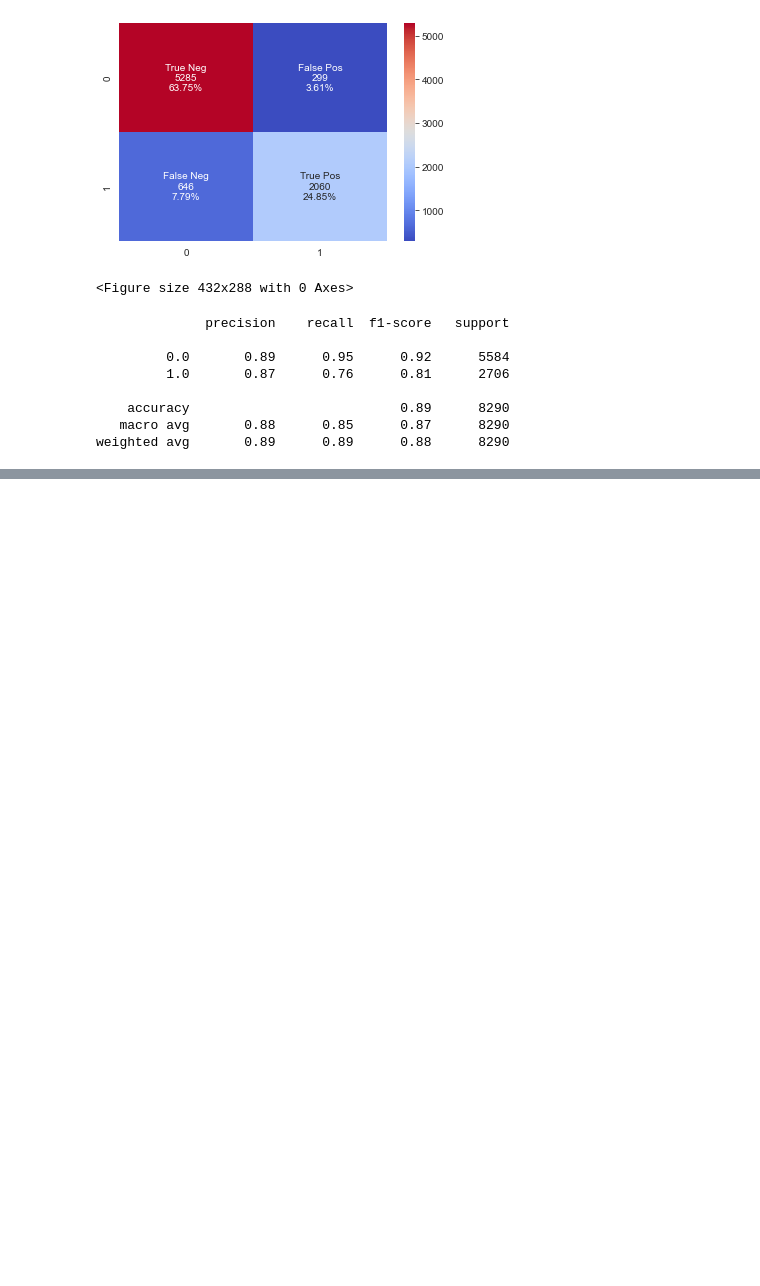
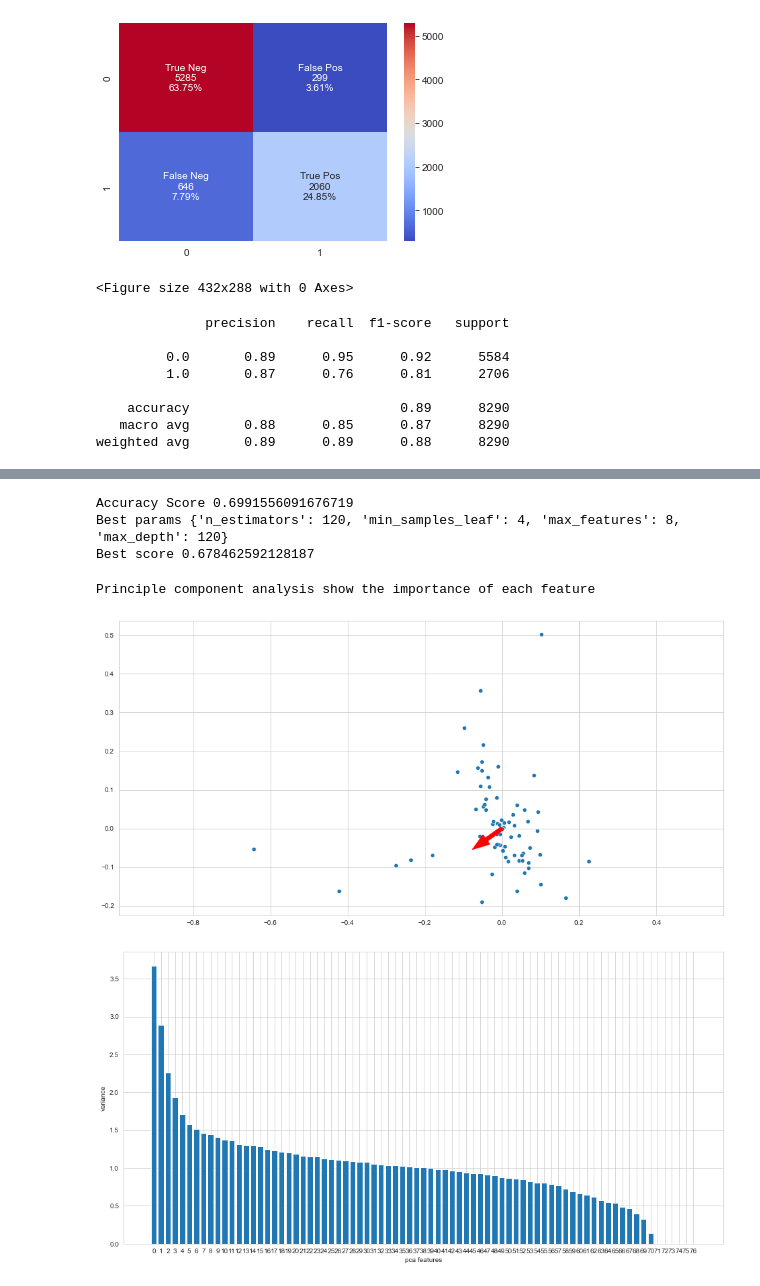
Before and after one commit to madrivers/Data_Bootcamp_Final_Project, a Jupyter notebook: gdp_pop_model/olympic_wb_gold.ipynb, the cells around one changed output, grey strips where cells are left out. Drawn from its saved outputs; the diff is of its cells as text; code cells hidden in the pictures; blank space fills up the shorter version.

Commit message:
new model results

```diff
--- a/gdp_pop_model/olympic_wb.ipynb
+++ b/gdp_pop_model/olympic_wb_gold.ipynb
@@ -111,7 +111,7 @@ Index(['Country Name', 'Country Code', '1960', '1961', '1962', '1963', '1964',
        '2019', '2020', 'Unnamed: 65'],
       dtype='object')
 # %%
-pop_df = pd.read_csv('population.csv', skiprows = 4)
+pop_df = pd.read_csv('../Resources/population.csv', skiprows = 4)
 # %%
 pop_df.head()
 # %% [output]
@@ -184,7 +184,7 @@ gdp_pop_df.head(100)
 | 99 | Croatia | HRV | 1960 | 4140181.0 | NaN |
 100 rows × 5 columns
 # %%
-hosts_df = pd.read_csv('hosts_cleaned.csv')
+hosts_df = pd.read_csv('../Resources/hosts_cleaned.csv')
 hosts_df.head()
 # %% [output]
 |  | game_slug | game_end_date | game_start_date | game_location | game_name | game_season | game_year |
@@ -215,7 +214,7 @@ Index(['game_slug', 'game_end_date', 'game_start_date', 'game_location',
        'country_3_letter_code'],
       dtype='object')
 # %%
-clean_olympics_results= olympics_results.drop(['game_slug', 'game_end_date', 'game_start_date','game_name',  'slug_game', 'event_title', 'participant_title',  'athlete_url','athlete_full_name', 'country_code'], 1)
+clean_olympics_results= olympics_results.drop(['game_slug', 'game_end_date', 'game_start_date','game_name',  'slug_game', 'event_title', 'country_code'], 1)
 clean_olympics_results.columns
 # %% [output]
 Index(['game_location', 'game_season', 'game_year', 'discipline_title',
@@ -660,0 +714,57 @@ weighted avg       0.89      0.89      0.88      8290
+# %%
+# RandomForest classifier
+parameter_grid={'n_estimators':[120],'max_depth':[120],'min_samples_leaf':
+[1,2,4],'max_features':[1,2,3,4,5,6,7,8]}
+
+number_models=4
+random_RandomForest_class=RandomizedSearchCV(
+estimator=pipeline['clf'],
+param_distributions=parameter_grid,
+n_iter=number_models,
+scoring='accuracy',
+n_jobs=2,
+cv=4,
+refit=True,
+return_train_score=True)
+
+random_RandomForest_class.fit(X_train,y_train.ravel())
+predictions=random_RandomForest_class.predict(X)
+
+print("Accuracy Score",accuracy_score(y,predictions));
+print("Best params",random_RandomForest_class.best_params_)
+print("Best score",random_RandomForest_class.best_score_)
+# %% [output]
+Accuracy Score 0.6991556091676719
+Best params {'n_estimators': 120, 'min_samples_leaf': 4, 'max_features': 8, 'max_depth': 120}
+Best score 0.678462592128187
+# %%
+print('Principle component analysis show the importance of each feature')
+pca=pipeline['pca']
+pca_features=pca.components_
+xs = pca_features[:,0]
+
+fig,ax = plt.subplots(figsize=(16,8))
+# Assign 1st column of pca_features: ys
+ys = pca_features[:,1]
+# Scatter plot xs vs ys
+sns.scatterplot(x=xs, y=ys)
+
+mean = pca.mean_
+first_pc = pca.components_[0,:]
+# Plot first_pc as an arrow, starting at mean
+plt.arrow(mean[0],mean[1], first_pc[0], first_pc[1], color='red', width=0.01)
+
+plt.axis('equal')
+plt.show()
+
+fig,ax = plt.subplots(figsize=(16,8))
+features = range(pca.n_components_)
+ax.bar(features, pca.explained_variance_)
+plt.xticks(features)
+plt.ylabel('variance')
+plt.xlabel('pca features')
+plt.show()
+# %% [output]
+Principle component analysis show the importance of each feature
+[figure, added]
+[figure, added]
```
Also changed, not shown: parts of 8 cells of this notebook, 3 other files.
